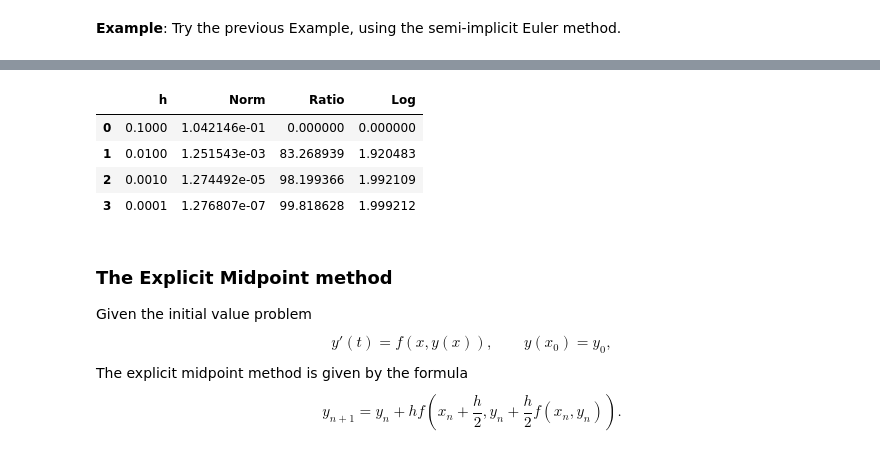
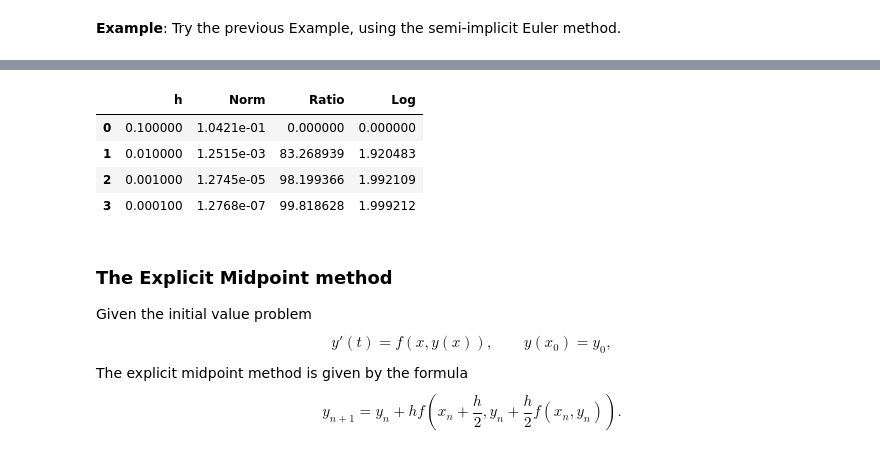
Before and after one commit to HatefDastour/Notes, a Jupyter notebook: Numerical_Analysis/Numerical_Solution_of_ODEs.ipynb, the cells around one changed output, grey strips where cells are left out. Saved outputs shown, nothing was run; the diff lists cells and outputs as text; code cells hidden in the pictures.

```diff
--- a/Numerical_Analysis/Numerical_Solution_of_ODEs.ipynb
+++ b/Numerical_Analysis/Numerical_Solution_of_ODEs.ipynb
@@ -176,29 +194,29 @@ Figs(x, y, Yexact)
 # %%
 it=4
 Norm=np.zeros(it, dtype=float)
 h=np.zeros(it, dtype=float)
 Ratio=np.zeros(it, dtype=float)
 LOG=np.zeros(it, dtype=float)
 
 for i in range(it):
     h[i]=0.1/(10**i)
 for i in range(it):
     x,y =Improved_forward_Euler(f, y_init, x_range, h[i])
     Yexact=y_exact(x)
     Norm[i]=LA.norm(y-Yexact, np.inf)
     if (i>0):
         Ratio[i]=Norm[i-1]/Norm[i]
         LOG[i]=math.log(Ratio[i],10)
 
 
 data = pd.DataFrame({'h': h, 'Norm': Norm, 'Ratio': Ratio, 'Log': LOG})
-data
+display(data.style.format({'Norm': "{:.4e}"}))
 # %% [output]
 |  | h | Norm | Ratio | Log |
-| 0 | 0.1000 | 1.042146e-01 | 0.000000 | 0.000000 |
-| 1 | 0.0100 | 1.251543e-03 | 83.268939 | 1.920483 |
-| 2 | 0.0010 | 1.274492e-05 | 98.199366 | 1.992109 |
-| 3 | 0.0001 | 1.276807e-07 | 99.818628 | 1.999212 |
+| 0 | 0.100000 | 1.0421e-01 | 0.000000 | 0.000000 |
+| 1 | 0.010000 | 1.2515e-03 | 83.268939 | 1.920483 |
+| 2 | 0.001000 | 1.2745e-05 | 98.199366 | 1.992109 |
+| 3 | 0.000100 | 1.2768e-07 | 99.818628 | 1.999212 |
 # %% [markdown]
 ### The Explicit Midpoint method
 
```
Also changed, not shown: parts of 24 cells of this notebook, 3 other files.
